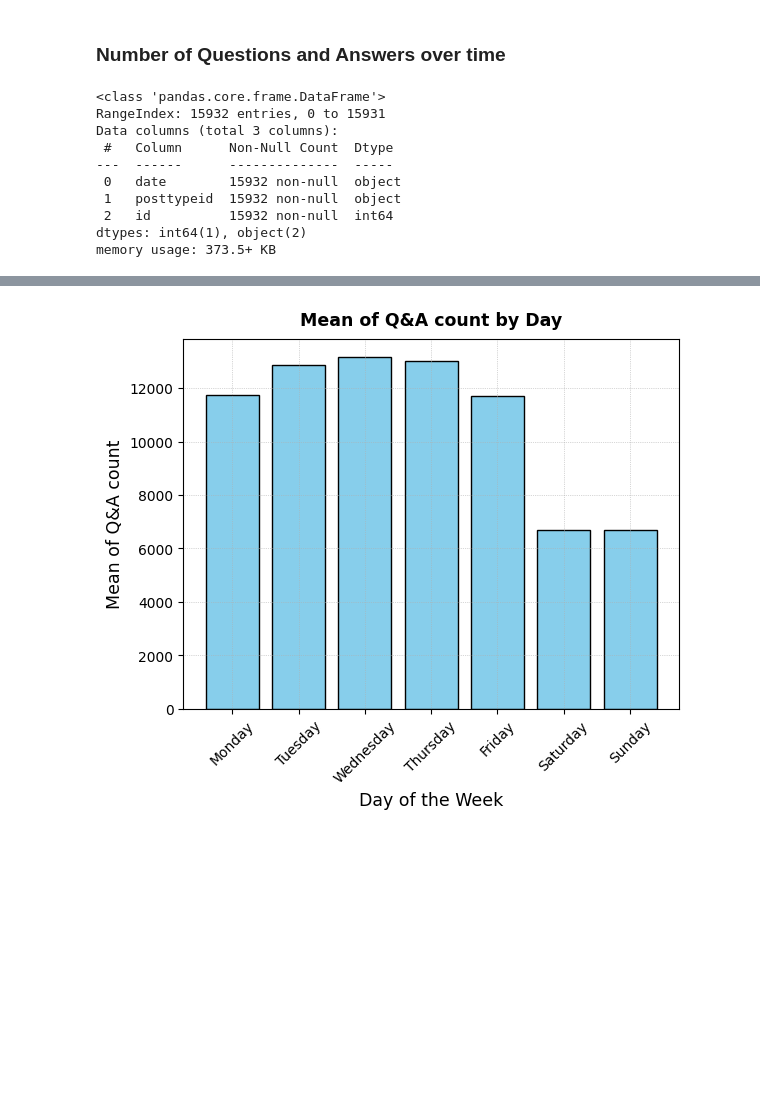
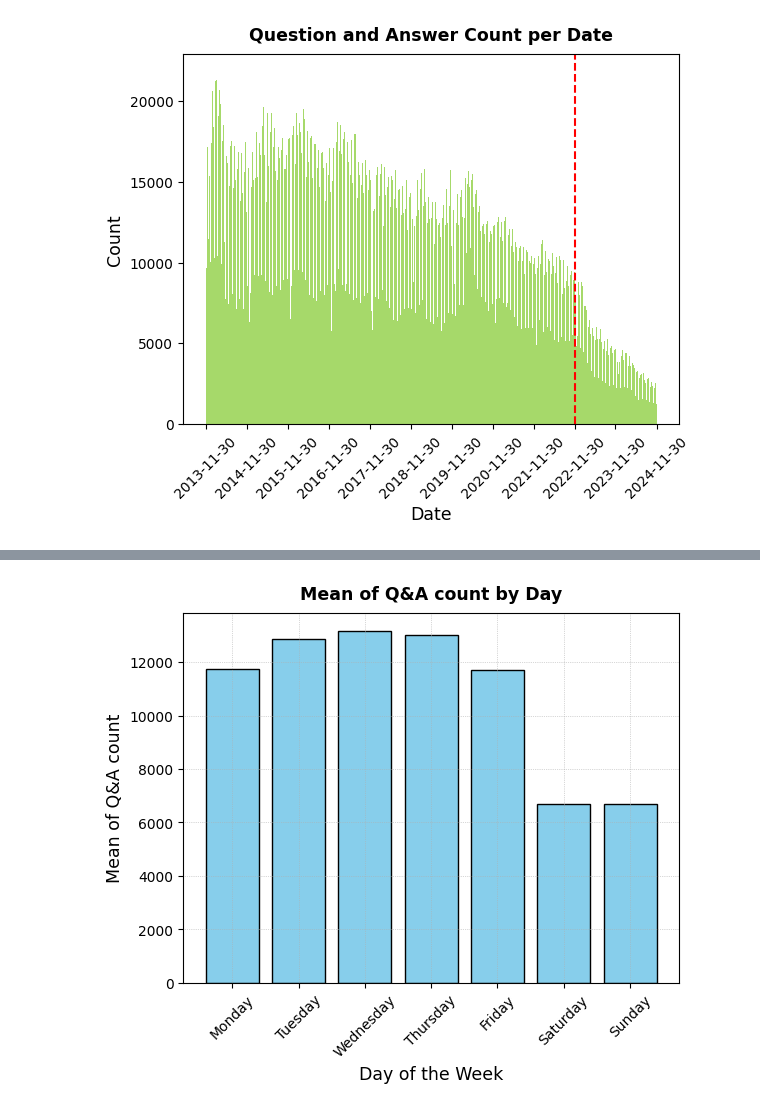
Before and after one commit to myokyunghan/stackoverflow_src_2425, a Jupyter notebook: DA/1_visualization.ipynb, the cells around one changed output, grey strips where cells are left out. Saved outputs shown, nothing was run; the diff lists cells and outputs as text; code cells hidden in the pictures; blank space fills up the shorter version.

```diff
--- a/DA/1_visualization.ipynb
+++ b/DA/1_visualization.ipynb
@@ -71,2 +37,0 @@ df_for_tot = df.groupby(['date'])['cnt'].sum()
-# %% [markdown]
-### Number of Questions and Answers over time
@@ -75,13 +37,0 @@ df_qna_num = df_body.groupby(['date', 'posttypeid']).count()[['id']].reset_index
-# %%
-df_qna_num.info()
-# %% [output]
-<class 'pandas.core.frame.DataFrame'>
-RangeIndex: 15932 entries, 0 to 15931
-Data columns (total 3 columns):
- #   Column      Non-Null Count  Dtype
----  ------      --------------  -----
- 0   date        15932 non-null  object
- 1   posttypeid  15932 non-null  object
- 2   id          15932 non-null  int64
-dtypes: int64(1), object(2)
-memory usage: 373.5+ KB
@@ -107,0 +38,32 @@ major_xticks = get_lastdate_of_month(df_qna_num, 'date', 11)
+# %%
+fig, ax = plt.subplots()
+
+
+ax.bar(df_for_tot.index
+    ,  height = df_for_tot['cnt']
+    ,  color = c1
+    , width=1.0, align='center'
+      ) # hist type
+
+ax.set_title("Question and Answer Count per Date", # add title
+             fontsize = 12.5,
+             weight = 'bold',
+             pad = 10,
+             loc = 'center')
+ax.set_xlabel("Date", # add x-axis label
+              fontsize = 12.5)
+ax.set_ylabel("Count", # add y-axis label
+              fontsize = 12.5)
+
+major_xticks = ['2013-11-30','2014-11-30','2015-11-30','2016-11-30','2017-11-30','2018-11-30','2019-11-30','2020-11-30'
+                ,'2021-11-30', '2022-11-30', '2023-11-30', '2024-11-30']
+ax.set_xticks(major_xticks)
+
+ax.axvline('2022-11-30', # add vertical line
+           color = 'red',
+           linestyle = '--',
+           linewidth = 1.5)
+plt.xticks(rotation=45)
+plt.show();
+# %% [output]
+[figure, added]
```
Also changed, not shown: parts of 287 cells of this notebook, 16 other files.
